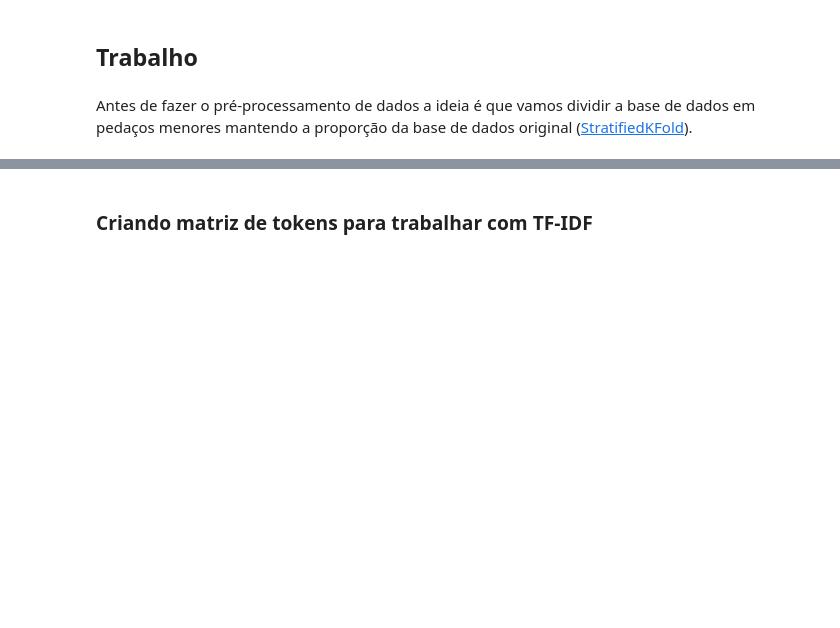
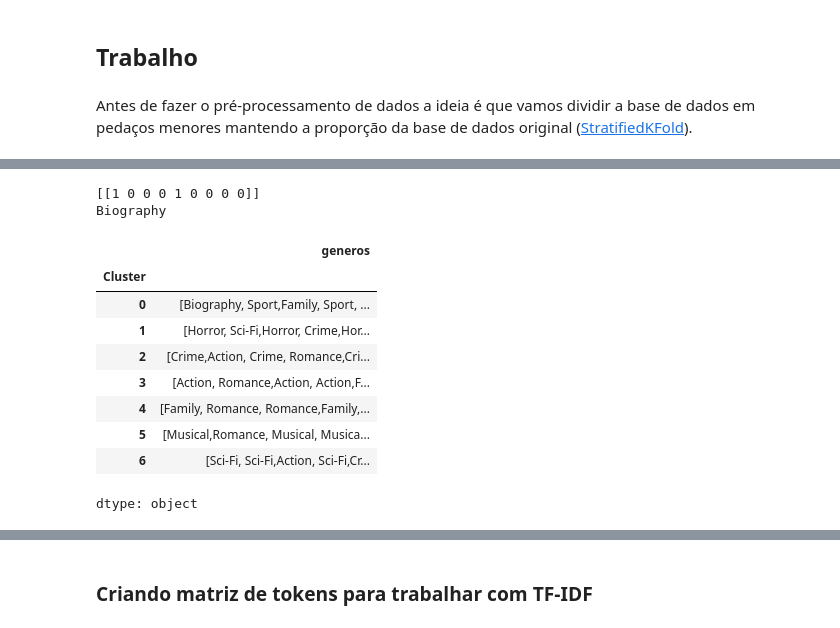
Before and after one commit to alekswheeler/datasci_home_work, a Jupyter notebook: Especificação_2024_2.ipynb, the cells around one changed output, grey strips where cells are left out. Saved outputs shown, nothing was run; the diff lists cells and outputs as text; code cells hidden in the pictures; blank space fills up the shorter version.

```diff
--- a/Especificação_2024_2.ipynb
+++ b/Especificação_2024_2.ipynb
@@ -75,0 +114,12 @@ y = df['genres']
+# %%
+clusters = hierarchical_model.fit_predict(generos_encoded)
+
+# Adicionando os rótulos dos clusters ao DataFrame original
+df_generos['Cluster'] = clusters
+df_generos['Original'] = generos  # Mantendo os gêneros originais para referência
+
+# Exibindo as classes agrupadas
+print("\nAgrupamento de gêneros por cluster:")
+for i in range(num_clusters):
+    print(f"\nCluster {i}:")
+    print(df_generos[df_generos['Cluster'] == i]['Original'].values)
@@ -75,0 +157,62 @@ y = df['genres']
+# %%
+# Dicionário para nomear os clusters
+cluster_names = {
+    0: 'Biography',
+    1: 'Horror',
+    2: 'Crime',
+    3: 'Action',
+    4: 'Romance',
+    5: 'Musical',
+    6: 'Sci-fi'
+}
+
+# Função para fazer One Hot Encoding do texto de entrada e prever o cluster
+def nomear_cluster(texto, mlb, modelo, cluster_names):
+    # Transforma o texto para o mesmo formato do treino
+    texto_split = [texto.split(',')]
+    texto_ohe = mlb.transform(texto_split)
+
+    # Converte para DataFrame para garantir que as colunas estejam na mesma ordem
+    df_texto = pd.DataFrame(texto_ohe, columns=mlb.classes_)
+
+    # Garante que todas as colunas do treino estão presentes (mesmo que ausentes no texto)
+    df_texto = df_texto.reindex(columns=mlb.classes_).fillna(0)
+
+    # Converte de volta para numpy array para o modelo
+    texto_ohe_final = df_texto.to_numpy()
+    print(texto_ohe_final)
+
+    # Faz a previsão do cluster
+    cluster = modelo.predict(texto_ohe_final)[0]
+
+    # Retorna o nome do cluster mapeado
+    return cluster_names.get(cluster, 'Desconhecido')
+
+from sklearn.cluster import KMeans
+# kmeans = KMeans(n_clusters=7, random_state=0, n_init="auto").fit(generos_encoded)
+from sklearn_extra.cluster import KMedoids
+
+kmeans = KMedoids(n_clusters=3, metric="euclidean", random_state=42)
+kmeans.fit(generos_encoded)
+
+genero = 'Horror,Action'
+nome_do_cluster = nomear_cluster(genero, mlb, kmeans, cluster_names)
+print(nome_do_cluster)
+# %% [output]
+[[1 0 0 0 1 0 0 0 0]]
+Biography
+# %%
+df_clusters = df_generos.copy()
+df_clusters['generos'] = generos  # Adiciona a coluna com os nomes originais
+df_clusters.groupby('Cluster')['generos'].apply(list)
+# %% [output]
+|  | generos |
+| Cluster |  |
+| 0 | [Biography, Sport,Family, Sport, ... |
+| 1 | [Horror, Sci-Fi,Horror, Crime,Hor... |
+| 2 | [Crime,Action, Crime, Romance,Cri... |
+| 3 | [Action, Romance,Action, Action,F... |
+| 4 | [Family, Romance, Romance,Family,... |
+| 5 | [Musical,Romance, Musical, Musica... |
+| 6 | [Sci-Fi, Sci-Fi,Action, Sci-Fi,Cr... |
+dtype: object
```
Also changed, not shown: parts of 12 cells of this notebook.
